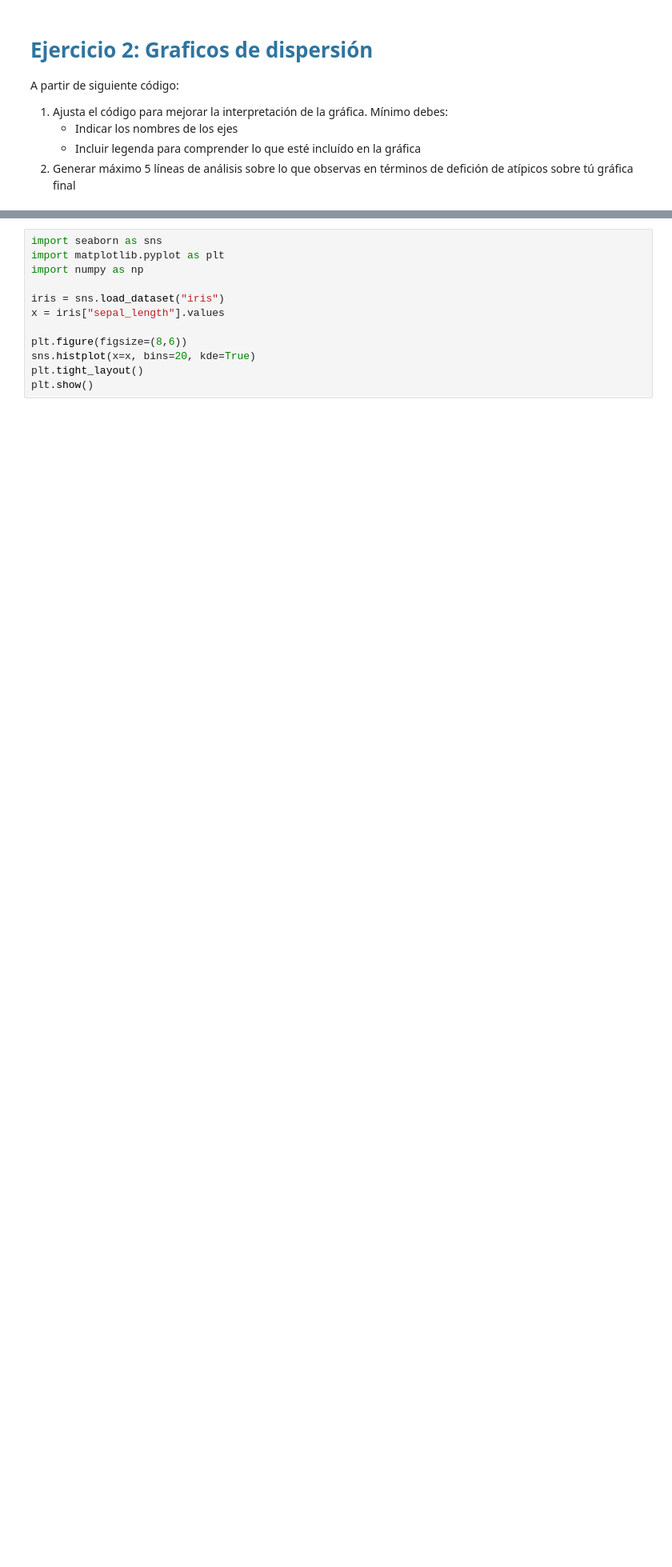
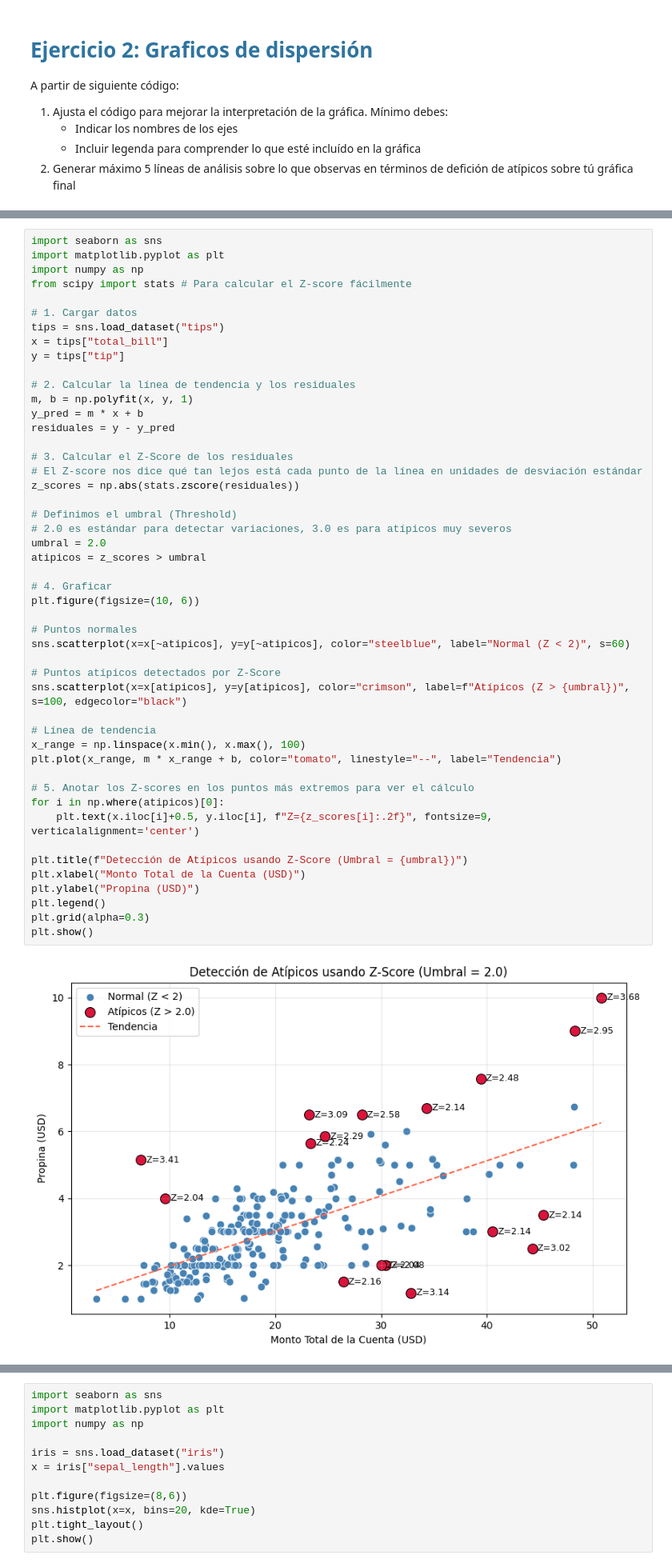
Before and after one commit to JulianCarvajal/BeatAnalytics, a Jupyter notebook: sesiones_practicas/sp_4_natalia_bernal_julian_carvajal.ipynb, the cells around one changed output, grey strips where cells are left out. Shown at 80% size. Saved outputs shown, nothing was run; the diff lists cells and outputs as text; blank space fills up the shorter version.

```diff
--- a/sesiones_practicas/sp_4_natalia_bernal_julian_carvajal.ipynb
+++ b/sesiones_practicas/sp_4_natalia_bernal_julian_carvajal.ipynb
@@ -69,0 +76,50 @@ plt.show()
+# %%
+import seaborn as sns
+import matplotlib.pyplot as plt
+import numpy as np
+from scipy import stats # Para calcular el Z-score fácilmente
+
+# 1. Cargar datos
+tips = sns.load_dataset("tips")
+x = tips["total_bill"]
+y = tips["tip"]
+
+# 2. Calcular la línea de tendencia y los residuales
+m, b = np.polyfit(x, y, 1)
+y_pred = m * x + b
+residuales = y - y_pred
+
+# 3. Calcular el Z-Score de los residuales
+# El Z-score nos dice qué tan lejos está cada punto de la línea en unidades de desviación estándar
+z_scores = np.abs(stats.zscore(residuales))
+
+# Definimos el umbral (Threshold)
+# 2.0 es estándar para detectar variaciones, 3.0 es para atípicos muy severos
+umbral = 2.0
+atipicos = z_scores > umbral
+
+# 4. Graficar
+plt.figure(figsize=(10, 6))
+
+# Puntos normales
+sns.scatterplot(x=x[~atipicos], y=y[~atipicos], color="steelblue", label="Normal (Z < 2)", s=60)
+
+# Puntos atípicos detectados por Z-Score
+sns.scatterplot(x=x[atipicos], y=y[atipicos], color="crimson", label=f"Atípicos (Z > {umbral})", s=100, edgecolor="black")
+
+# Línea de tendencia
+x_range = np.linspace(x.min(), x.max(), 100)
+plt.plot(x_range, m * x_range + b, color="tomato", linestyle="--", label="Tendencia")
+
+# 5. Anotar los Z-scores en los puntos más extremos para ver el cálculo
+for i in np.where(atipicos)[0]:
+    plt.text(x.iloc[i]+0.5, y.iloc[i], f"Z={z_scores[i]:.2f}", fontsize=9, verticalalignment='center')
+
+plt.title(f"Detección de Atípicos usando Z-Score (Umbral = {umbral})")
+plt.xlabel("Monto Total de la Cuenta (USD)")
+plt.ylabel("Propina (USD)")
+plt.legend()
+plt.grid(alpha=0.3)
+plt.show()
+# %% [output]
+[figure, added]
```
Also changed, not shown: parts of 5 cells of this notebook.
